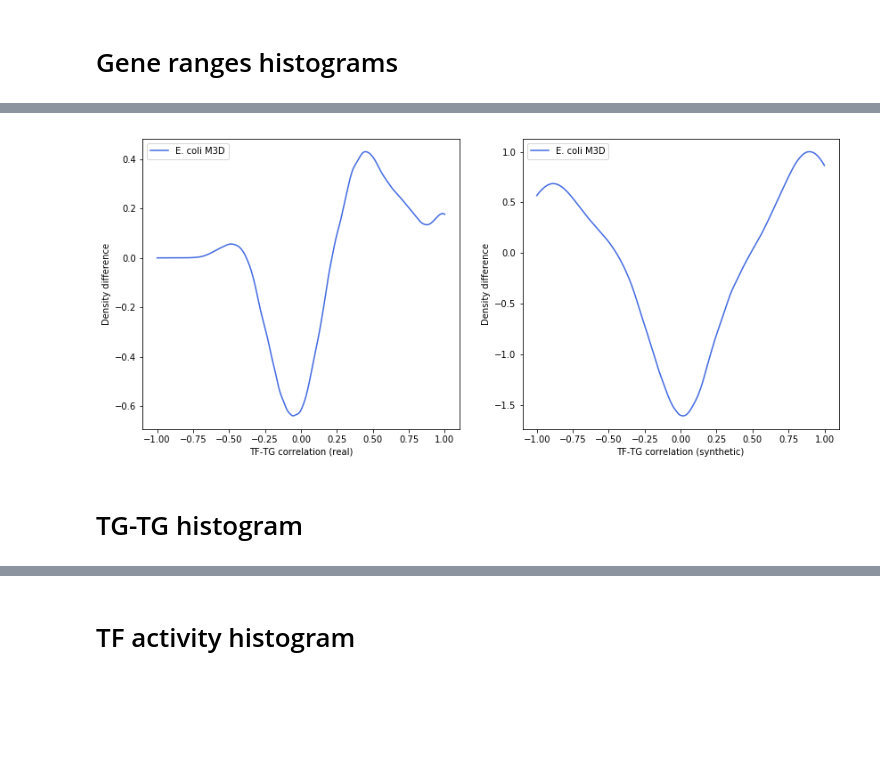
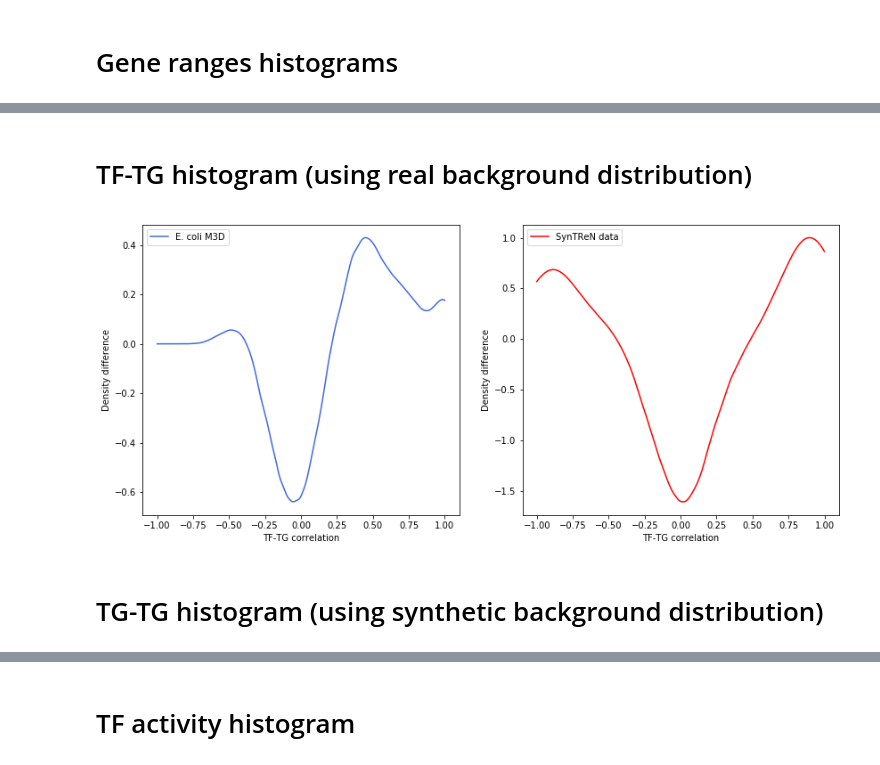
Before and after one commit to rvinas/adversarial-gene-expression, a Jupyter notebook: src/syntren_analysis.ipynb, the cells around one changed output, grey strips where cells are left out. Cells and saved outputs as stored; diff of their text form; code cells hidden in the pictures; blank space fills up the shorter version.

```diff
--- a/src/syntren_analysis.ipynb
+++ b/src/syntren_analysis.ipynb
@@ -78,10 +86,12 @@ s_back_corr = correlations_list(s_expr, s_expr)
+# %% [markdown]
+# TF-TG histogram (using real background distribution)
 # %%
 plt.figure(figsize=(14, 6))
 plt.subplot(121)
-plot_difference_histogram(r_tf_tg_corr, r_back_corr, 'TF-TG correlation (real)')
+plot_difference_histogram(r_tf_tg_corr, r_back_corr, 'TF-TG correlation')
 plt.subplot(122)
-plot_difference_histogram(s_tf_tg_corr, r_back_corr, 'TF-TG correlation (synthetic)')  # !!!! Try s_back_corr
+plot_difference_histogram(s_tf_tg_corr, r_back_corr, 'TF-TG correlation', dataset_name='SynTReN data', color='red');
 # %% [output]
-[figure, old version]
+[figure, new version]
 # %% [markdown]
-# TG-TG histogram
+# TG-TG histogram (using synthetic background distribution)
```
Also changed, not shown: parts of 10 cells of this notebook, 6 other files.
